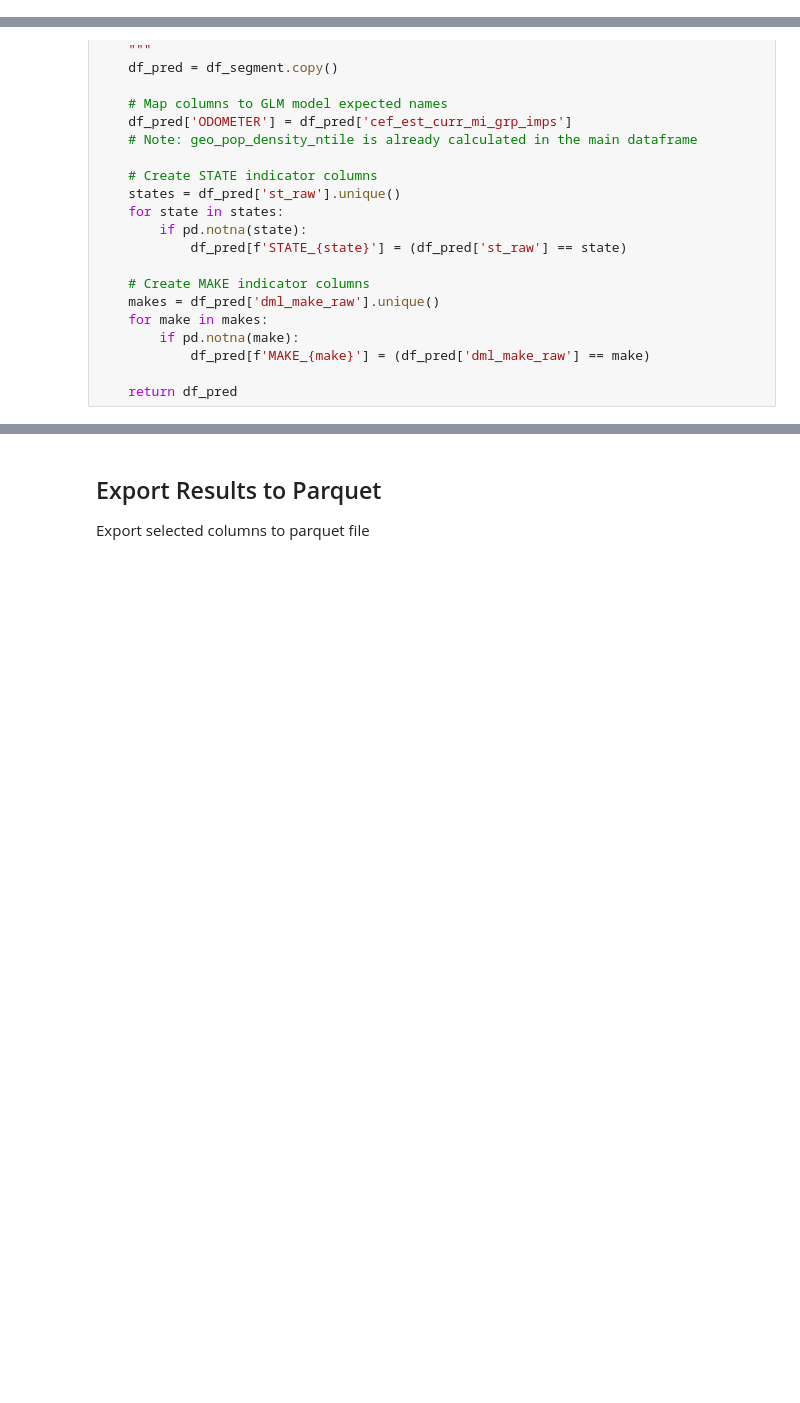
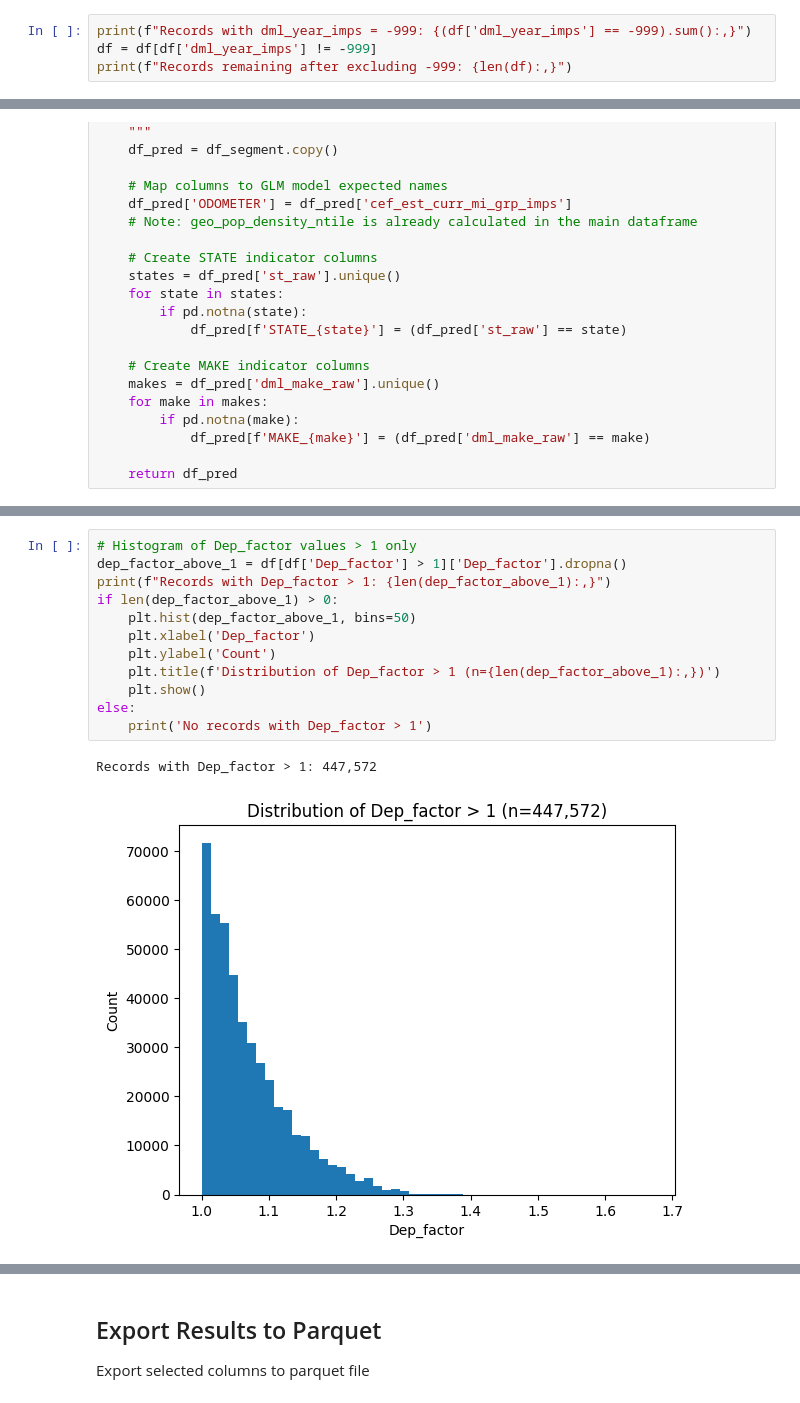
Before and after one commit to axspinnacle/26CF_Dmod_v1, a Jupyter notebook: 2026_calc_offset/calc_offset_v1.ipynb, the cells around one changed output, grey strips where cells are left out. Drawn from its saved outputs; the diff is of its cells as text; blank space fills up the shorter version.

```diff
--- a/2026_calc_offset/calc_offset_v1.ipynb
+++ b/2026_calc_offset/calc_offset_v1.ipynb
@@ -56,3 +57,7 @@ df = pd.read_parquet(parquet_path, columns=columns)
 print(f"Data loaded successfully!")
 # %% [output]
 Data loaded successfully!
+# %%
+print(f"Records with dml_year_imps = -999: {(df['dml_year_imps'] == -999).sum():,}")
+df = df[df['dml_year_imps'] != -999]
+print(f"Records remaining after excluding -999: {len(df):,}")
@@ -447,3 +538,18 @@ unique    12300277.0
 top              0.0
 freq          4215.0
 Name: veh_value_dep, dtype: float64
+# %%
+# Histogram of Dep_factor values > 1 only
+dep_factor_above_1 = df[df['Dep_factor'] > 1]['Dep_factor'].dropna()
+print(f"Records with Dep_factor > 1: {len(dep_factor_above_1):,}")
+if len(dep_factor_above_1) > 0:
+    plt.hist(dep_factor_above_1, bins=50)
+    plt.xlabel('Dep_factor')
+    plt.ylabel('Count')
+    plt.title(f'Distribution of Dep_factor > 1 (n={len(dep_factor_above_1):,})')
+    plt.show()
+else:
+    print('No records with Dep_factor > 1')
+# %% [output]
+Records with Dep_factor > 1: 447,572
+[figure, added]
```
Also changed, not shown: parts of 31 cells of this notebook, 1 other file.
